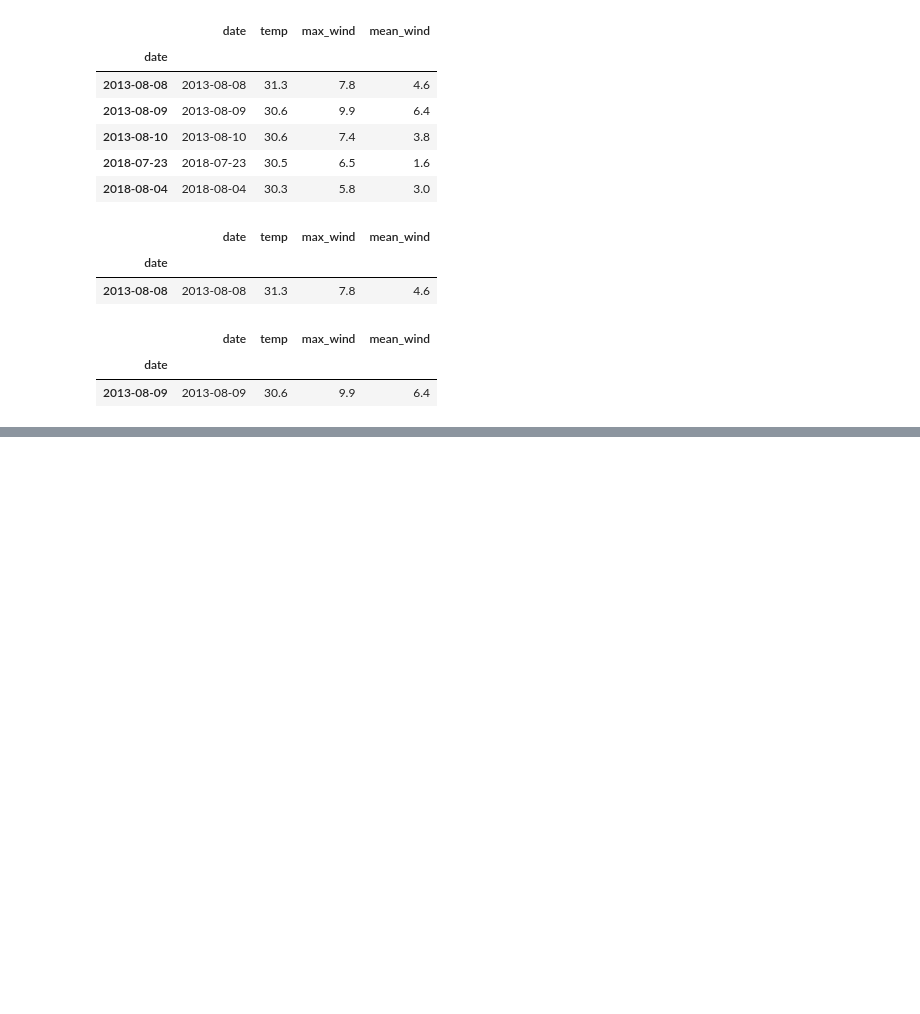
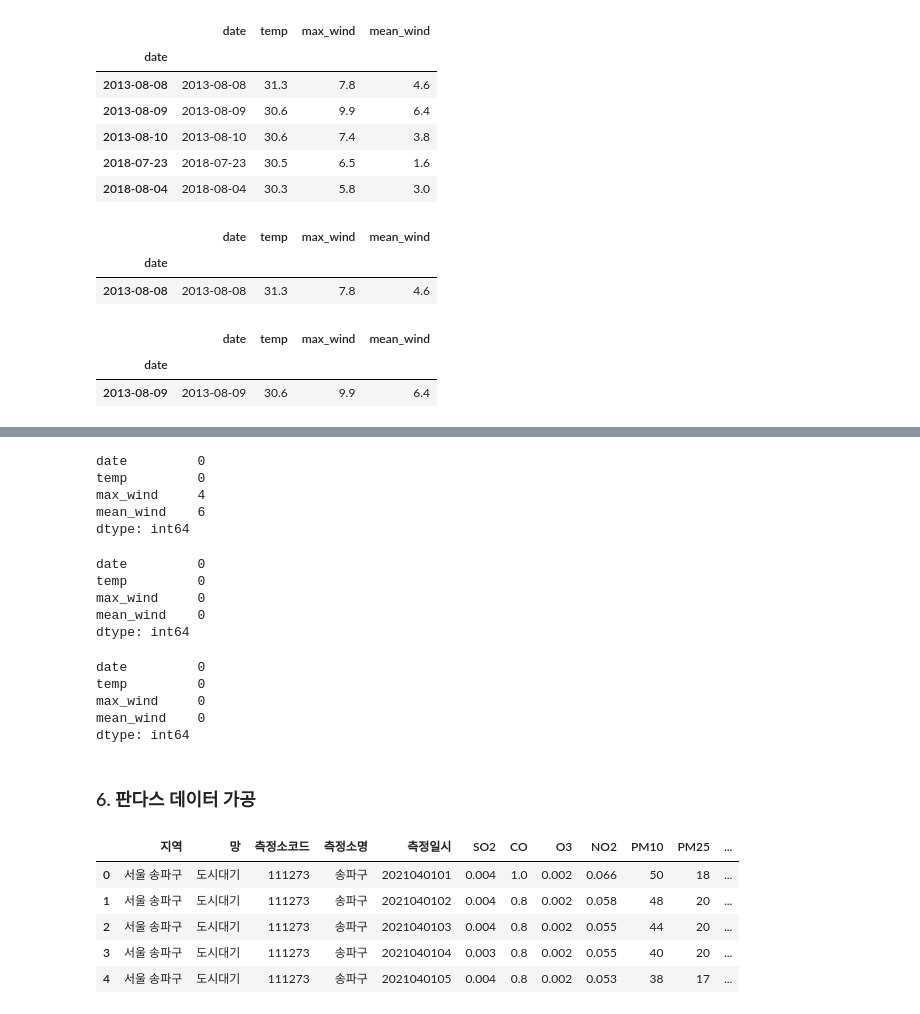
Before and after one commit to Ewha-Ohsori/OhsoriMarket, a Jupyter notebook: Downloads/DAbook1-main/ch5_pandas.ipynb, the cells around one changed output, grey strips where cells are left out. Cells and saved outputs as stored; diff of their text form; code cells hidden in the pictures; blank space fills up the shorter version.

```diff
--- a/Downloads/DAbook1-main/ch5_pandas.ipynb
+++ b/Downloads/DAbook1-main/ch5_pandas.ipynb
@@ -374,0 +389,17 @@ df[w]
+# %%
+df.isnull().sum()
+# %% [output]
+date         0
+temp         0
+max_wind     4
+mean_wind    6
+dtype: int64
+# %%
+df2=df.dropna()
+df2.isnull().sum()
+# %% [output]
+date         0
+temp         0
+max_wind     0
+mean_wind    0
+dtype: int64
@@ -374,0 +408,20 @@ df[w]
+# %%
+df.isnull().sum()
+# %% [output]
+date         0
+temp         0
+max_wind     0
+mean_wind    0
+dtype: int64
+# %% [markdown]
+### 6. 판다스 데이터 가공
+# %%
+dust=pd.read_excel('materials/5장/dust1.xlsx')
+dust.head()
+# %% [output]
+|  | 지역 | 망 | 측정소코드 | 측정소명 | 측정일시 | SO2 | CO | O3 | NO2 | PM10 | PM25 | ... |
+| 0 | 서울 송파구 | 도시대기 | 111273 | 송파구 | 2021040101 | 0.004 | 1.0 | 0.002 | 0.066 | 50 | 18 | ... |
+| 1 | 서울 송파구 | 도시대기 | 111273 | 송파구 | 2021040102 | 0.004 | 0.8 | 0.002 | 0.058 | 48 | 20 | ... |
+| 2 | 서울 송파구 | 도시대기 | 111273 | 송파구 | 2021040103 | 0.004 | 0.8 | 0.002 | 0.055 | 44 | 20 | ... |
+| 3 | 서울 송파구 | 도시대기 | 111273 | 송파구 | 2021040104 | 0.003 | 0.8 | 0.002 | 0.055 | 40 | 20 | ... |
+| 4 | 서울 송파구 | 도시대기 | 111273 | 송파구 | 2021040105 | 0.004 | 0.8 | 0.002 | 0.053 | 38 | 17 | ... |
```
Also changed, not shown: parts of 16 cells of this notebook.
